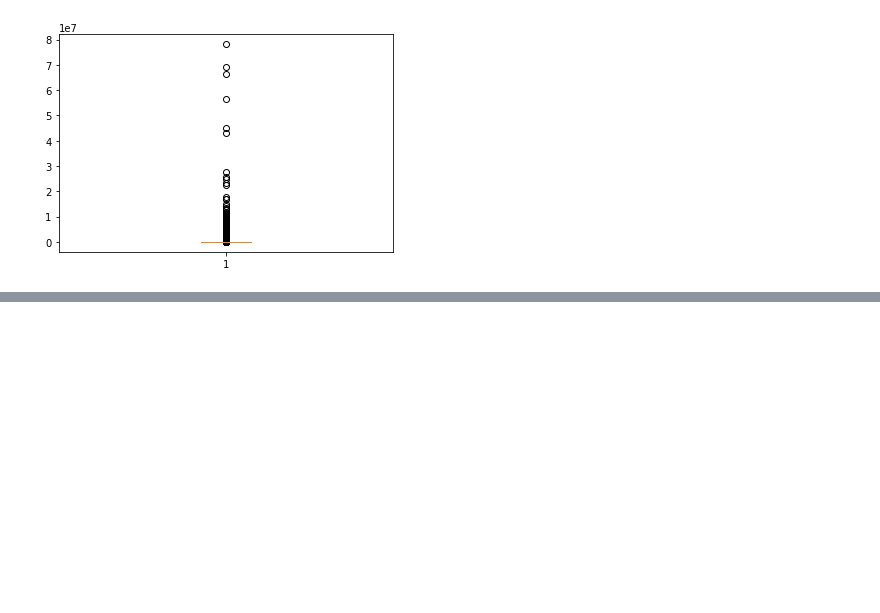
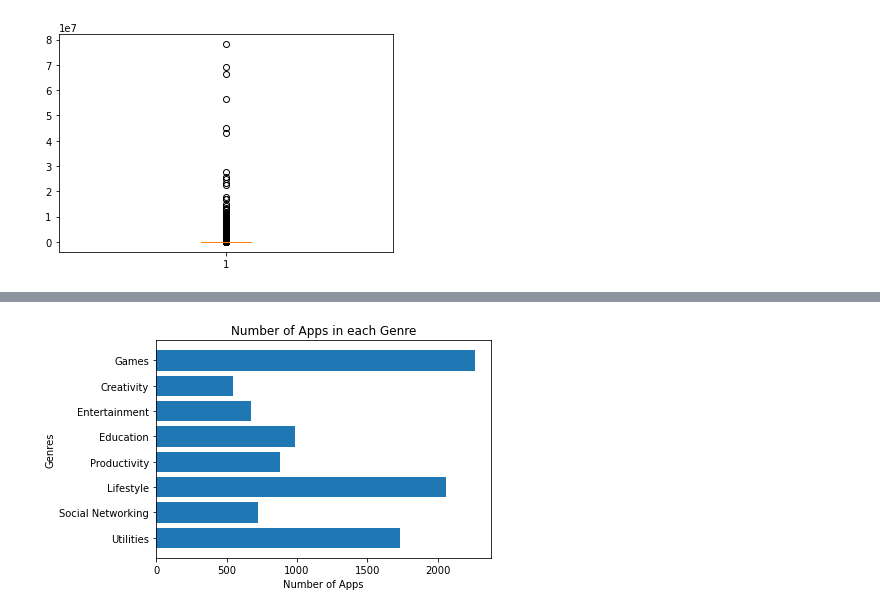
Before and after one commit to clabbott/app-data-analysis, a Jupyter notebook: FPT/Final_Proj_Tutorial.ipynb, the cells around one changed output, grey strips where cells are left out. Saved outputs shown, nothing was run; the diff lists cells and outputs as text; code cells hidden in the pictures; blank space fills up the shorter version.

```diff
--- a/FPT/Final_Proj_Tutorial.ipynb
+++ b/FPT/Final_Proj_Tutorial.ipynb
@@ -373,0 +489,22 @@ plt.hist(df["Installs"].apply(lambda x: math.log10(x + 1)), bins=[0,1,2,3,4,5,6,
+# %%
+#Genre vs num apps (Dupes okay)
+# Make a dictionary to store num apps for a genre
+num_dict = {'Utilities': 0, 'Social Networking': 0, 'Lifestyle': 0, 'Productivity': 0,
+        'Education': 0, 'Entertainment': 0, 'Creativity': 0, 'Games': 0,}
+
+# Iterate through rows and increment hashes
+for index, row in genre_df.iterrows():
+    num_dict[(row['Genre'])]+= 1
+
+# Display Findings
+fig, ax = plt.subplots()
+y_pos = np.arange(len(num_dict.keys()))
+ax.set_yticks(y_pos)
+ax.set_yticklabels(num_dict.keys())
+plt.xlabel("Number of Apps")
+plt.ylabel("Genres")
+plt.title("Number of Apps in each Genre")
+plt.barh(y_pos,num_dict.values())
+plt.show()
+# %% [output]
+[figure, added]
```
Also changed, not shown: parts of 29 cells of this notebook.
